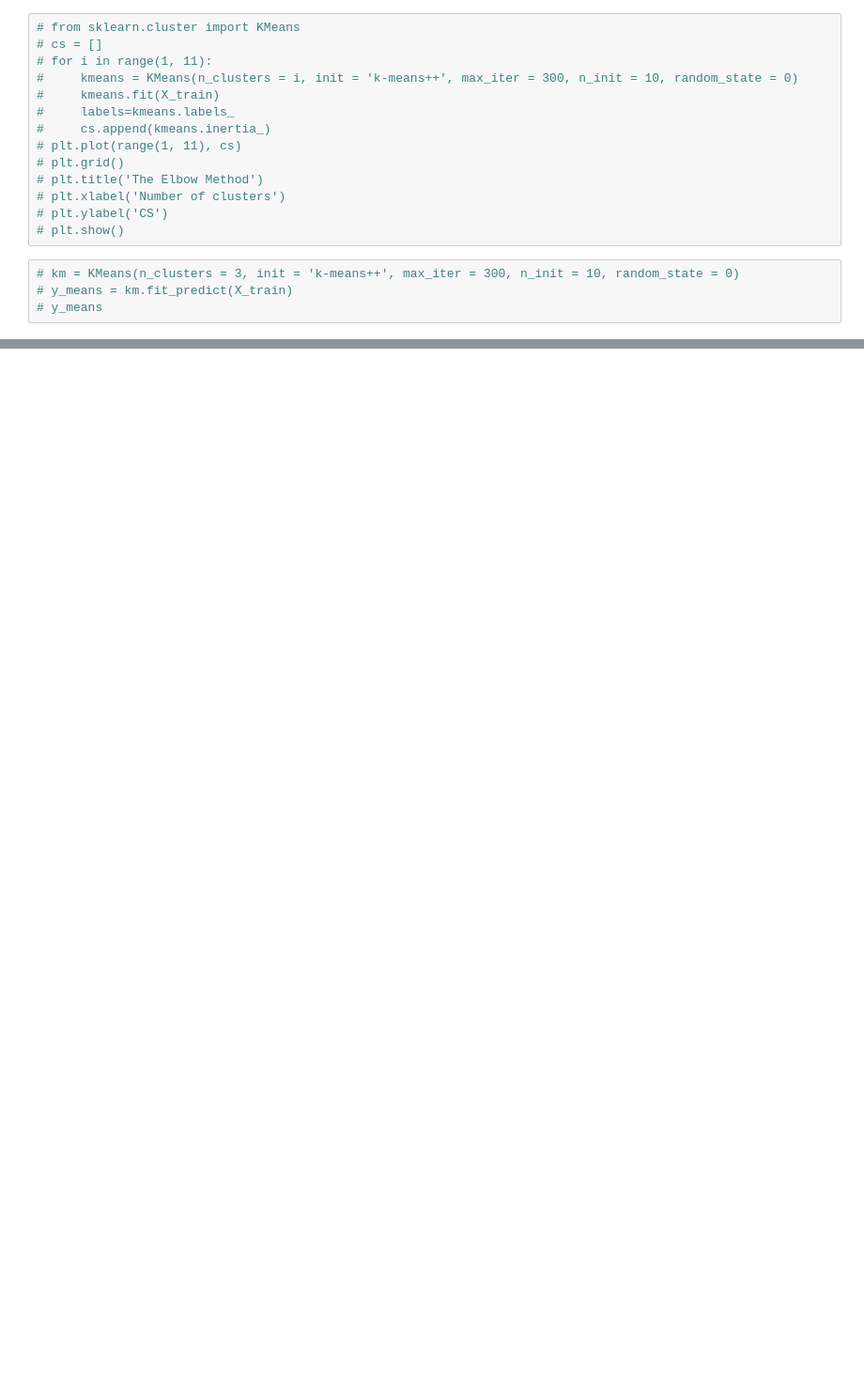
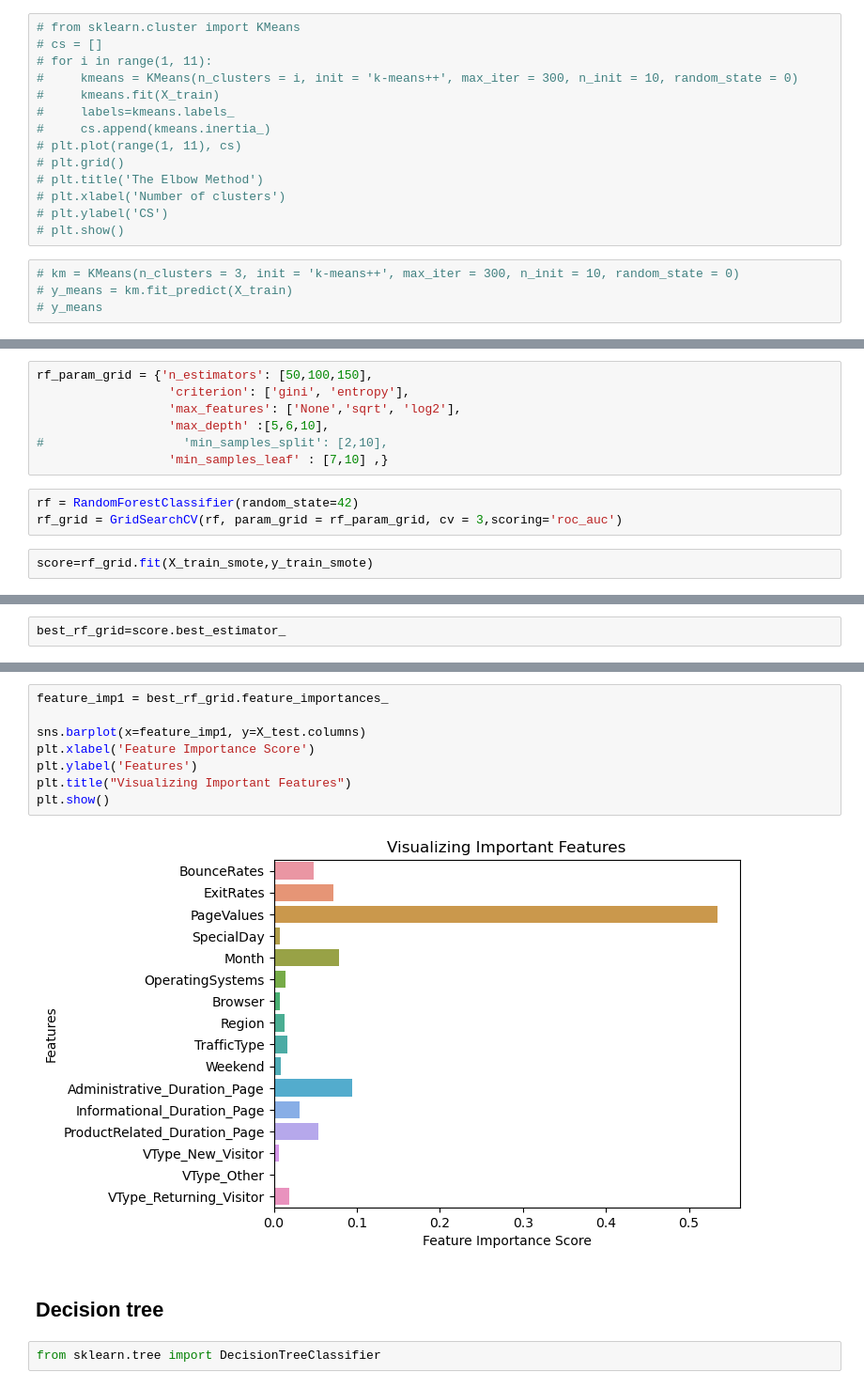
Before and after one commit to Opara19/ML_project03, a Jupyter notebook: ML_project3_test1.ipynb, the cells around one changed output, grey strips where cells are left out. Shown at 94% size. Drawn from its saved outputs; the diff is of its cells as text; blank space fills up the shorter version.

```diff
--- a/ML_project3_test1.ipynb
+++ b/ML_project3_test1.ipynb
@@ -521,0 +901,12 @@ plt.show()
+# %%
+rf_param_grid = {'n_estimators': [50,100,150],
+                  'criterion': ['gini', 'entropy'],
+                  'max_features': ['None','sqrt', 'log2'],
+                  'max_depth' :[5,6,10],
+#                   'min_samples_split': [2,10],
+                  'min_samples_leaf' : [7,10] ,}
+# %%
+rf = RandomForestClassifier(random_state=42)
+rf_grid = GridSearchCV(rf, param_grid = rf_param_grid, cv = 3,scoring='roc_auc')
+# %%
+score=rf_grid.fit(X_train_smote,y_train_smote)
@@ -521,0 +921,2 @@ plt.show()
+# %%
+best_rf_grid=score.best_estimator_
@@ -521,0 +955,14 @@ plt.show()
+# %%
+feature_imp1 = best_rf_grid.feature_importances_
+
+sns.barplot(x=feature_imp1, y=X_test.columns)
+plt.xlabel('Feature Importance Score')
+plt.ylabel('Features')
+plt.title("Visualizing Important Features")
+plt.show()
+# %% [output]
+[figure, added]
+# %% [markdown]
+## Decision tree
+# %%
+from sklearn.tree import DecisionTreeClassifier
```
Also changed, not shown: parts of 131 cells of this notebook.
